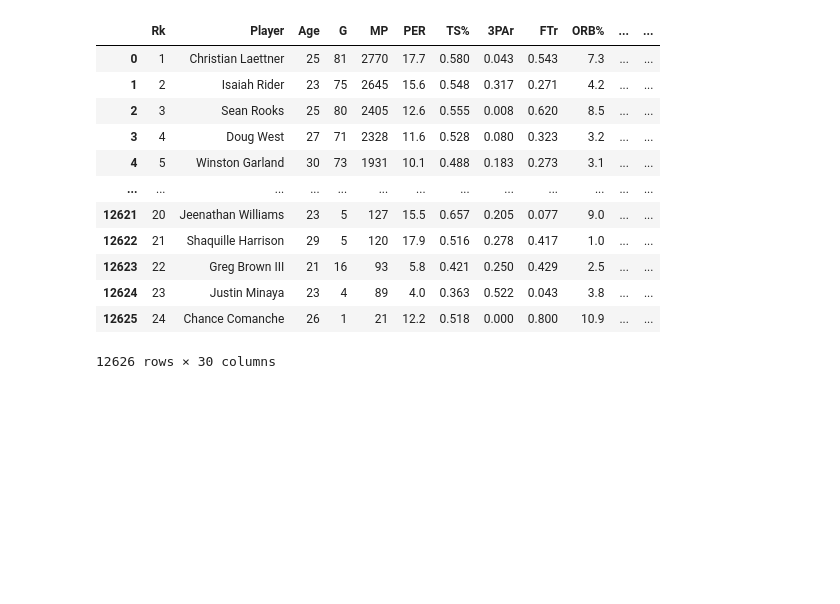
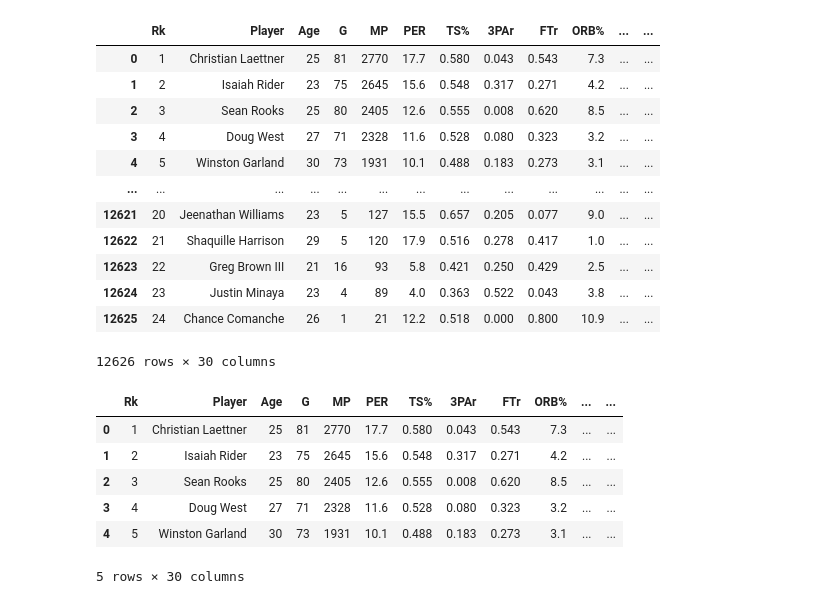
Before and after one commit to paulhji/team_gaap_project1, a Jupyter notebook: Practicing Merging Datasets.ipynb, the cells around one changed output. Saved outputs shown, nothing was run; the diff lists cells and outputs as text; code cells hidden in the pictures; blank space fills up the shorter version.

```diff
--- a/Practicing Merging Datasets.ipynb
+++ b/Practicing Merging Datasets.ipynb
@@ -28,3 +50,13 @@ data1
+# %%
+data1.head()
+# %% [output]
+|  | Rk | Player | Age | G | MP | PER | TS% | 3PAr | FTr | ORB% | ... | ... |
+| 0 | 1 | Christian Laettner | 25 | 81 | 2770 | 17.7 | 0.580 | 0.043 | 0.543 | 7.3 | ... | ... |
+| 1 | 2 | Isaiah Rider | 23 | 75 | 2645 | 15.6 | 0.548 | 0.317 | 0.271 | 4.2 | ... | ... |
+| 2 | 3 | Sean Rooks | 25 | 80 | 2405 | 12.6 | 0.555 | 0.008 | 0.620 | 8.5 | ... | ... |
+| 3 | 4 | Doug West | 27 | 71 | 2328 | 11.6 | 0.528 | 0.080 | 0.323 | 3.2 | ... | ... |
+| 4 | 5 | Winston Garland | 30 | 73 | 1931 | 10.1 | 0.488 | 0.183 | 0.273 | 3.1 | ... | ... |
+5 rows × 30 columns
 # %%
 data2 = data2.rename(columns={"player_name": "Player"})
 
```
Also changed, not shown: parts of 5 cells of this notebook, 1 other file.
